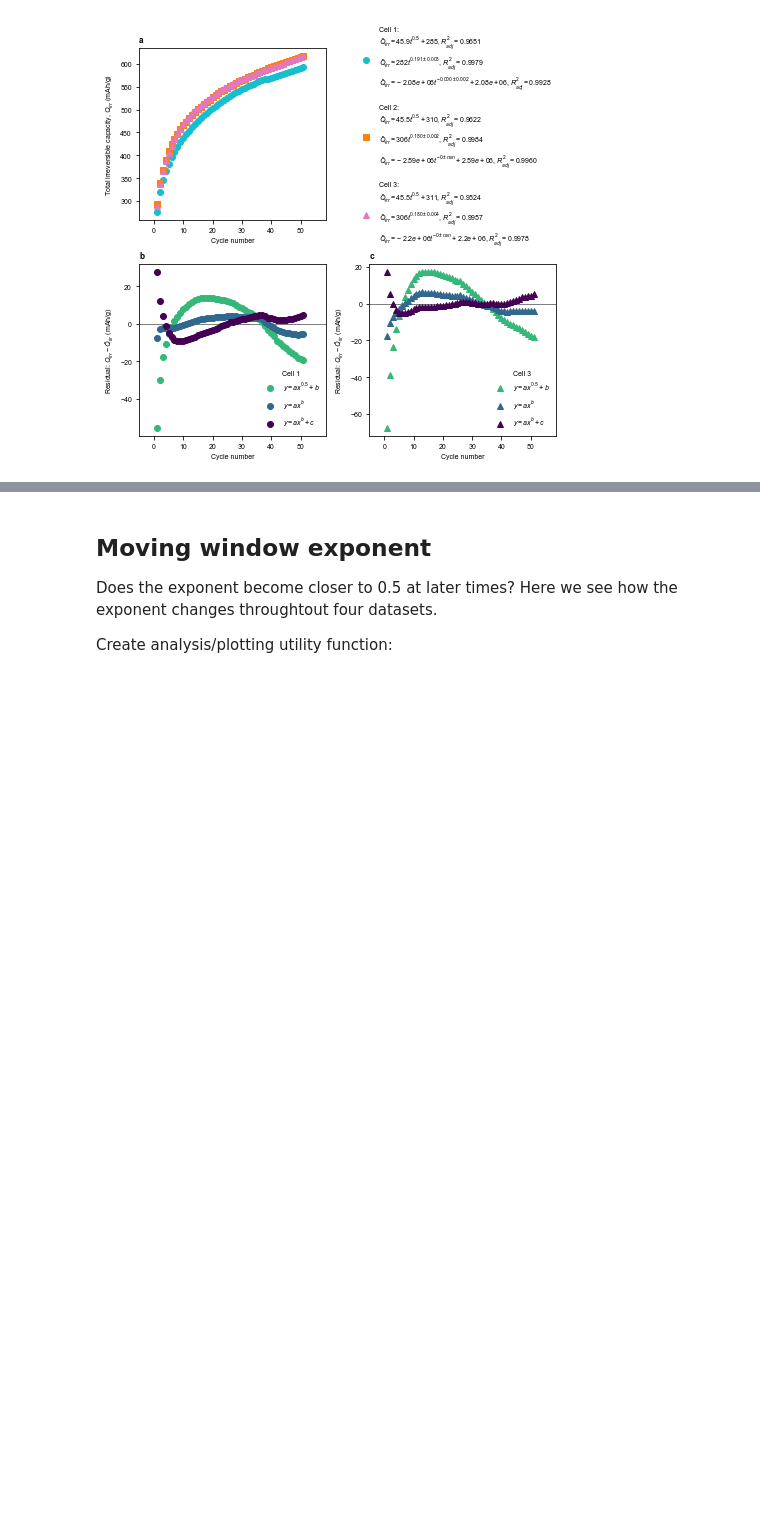
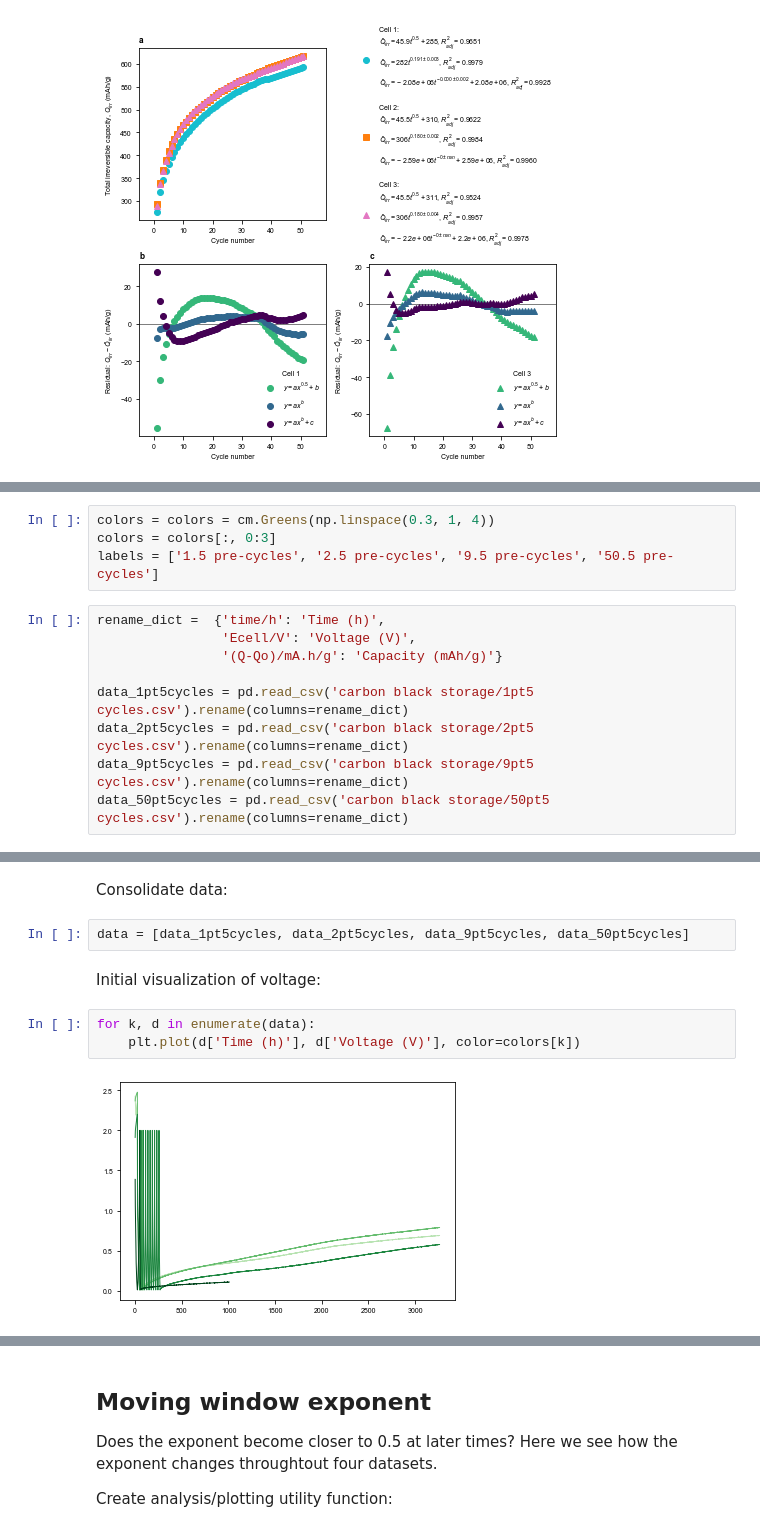
Before and after one commit to petermattia/SEI-growth-time-dependence, a Jupyter notebook: SEI time dependence.ipynb, the cells around one changed output, grey strips where cells are left out. Saved outputs shown, nothing was run; the diff lists cells and outputs as text; blank space fills up the shorter version.

Commit message:
Add CB self delithiation data

```diff
--- a/SEI time dependence.ipynb
+++ b/SEI time dependence.ipynb
@@ -677,0 +687,13 @@ x_max of dataset = 51.0
+# %%
+colors = colors = cm.Greens(np.linspace(0.3, 1, 4))
+colors = colors[:, 0:3]
+labels = ['1.5 pre-cycles', '2.5 pre-cycles', '9.5 pre-cycles', '50.5 pre-cycles']
+# %%
+rename_dict =  {'time/h': 'Time (h)',
+                'Ecell/V': 'Voltage (V)',
+                '(Q-Qo)/mA.h/g': 'Capacity (mAh/g)'}
+
+data_1pt5cycles = pd.read_csv('carbon black storage/1pt5 cycles.csv').rename(columns=rename_dict)
+data_2pt5cycles = pd.read_csv('carbon black storage/2pt5 cycles.csv').rename(columns=rename_dict)
+data_9pt5cycles = pd.read_csv('carbon black storage/9pt5 cycles.csv').rename(columns=rename_dict)
+data_50pt5cycles = pd.read_csv('carbon black storage/50pt5 cycles.csv').rename(columns=rename_dict)
@@ -677,0 +709,11 @@ x_max of dataset = 51.0
+# %% [markdown]
+Consolidate data:
+# %%
+data = [data_1pt5cycles, data_2pt5cycles, data_9pt5cycles, data_50pt5cycles]
+# %% [markdown]
+Initial visualization of voltage:
+# %%
+for k, d in enumerate(data):
+    plt.plot(d['Time (h)'], d['Voltage (V)'], color=colors[k])
+# %% [output]
+[figure, added]
```
Also changed, not shown: parts of 17 cells of this notebook, 10 other files.
